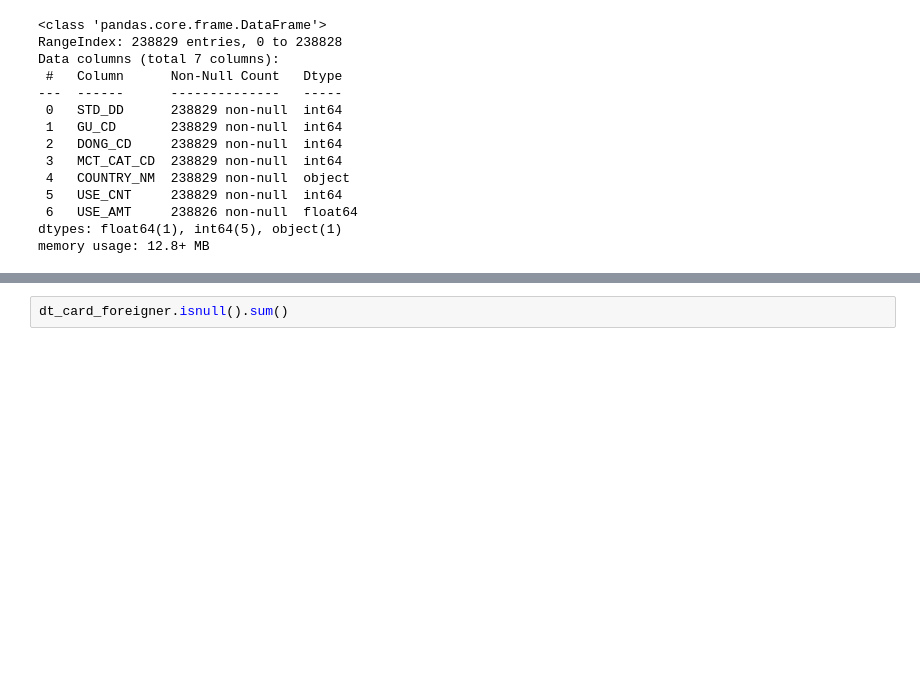
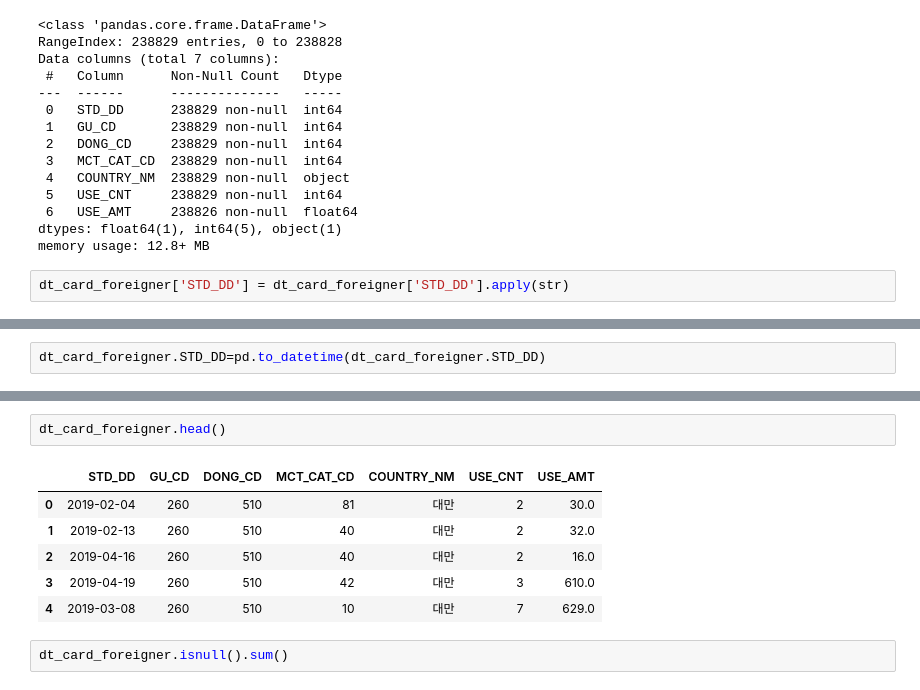
Before and after one commit to mintaewon/taewon, a Jupyter notebook: bigcontest/card.ipynb, the cells around one changed output, grey strips where cells are left out. Drawn from its saved outputs; the diff is of its cells as text; blank space fills up the shorter version.

```diff
--- a/bigcontest/card.ipynb
+++ b/bigcontest/card.ipynb
@@ -394,3 +424,5 @@ Data columns (total 7 columns):
  6   USE_AMT     238826 non-null  float64
 dtypes: float64(1), int64(5), object(1)
 memory usage: 12.8+ MB
+# %%
+dt_card_foreigner['STD_DD'] = dt_card_foreigner['STD_DD'].apply(str)
@@ -396,0 +446,2 @@ memory usage: 12.8+ MB
+# %%
+dt_card_foreigner.STD_DD=pd.to_datetime(dt_card_foreigner.STD_DD)
@@ -397,3 +465,12 @@ memory usage: 12.8+ MB
+# %%
+dt_card_foreigner.head()
+# %% [output]
+|  | STD_DD | GU_CD | DONG_CD | MCT_CAT_CD | COUNTRY_NM | USE_CNT | USE_AMT |
+| 0 | 2019-02-04 | 260 | 510 | 81 | 대만 | 2 | 30.0 |
+| 1 | 2019-02-13 | 260 | 510 | 40 | 대만 | 2 | 32.0 |
+| 2 | 2019-04-16 | 260 | 510 | 40 | 대만 | 2 | 16.0 |
+| 3 | 2019-04-19 | 260 | 510 | 42 | 대만 | 3 | 610.0 |
+| 4 | 2019-03-08 | 260 | 510 | 10 | 대만 | 7 | 629.0 |
 # %%
 dt_card_foreigner.isnull().sum()
 # %% [output]
```
Also changed, not shown: parts of 8 cells of this notebook.
